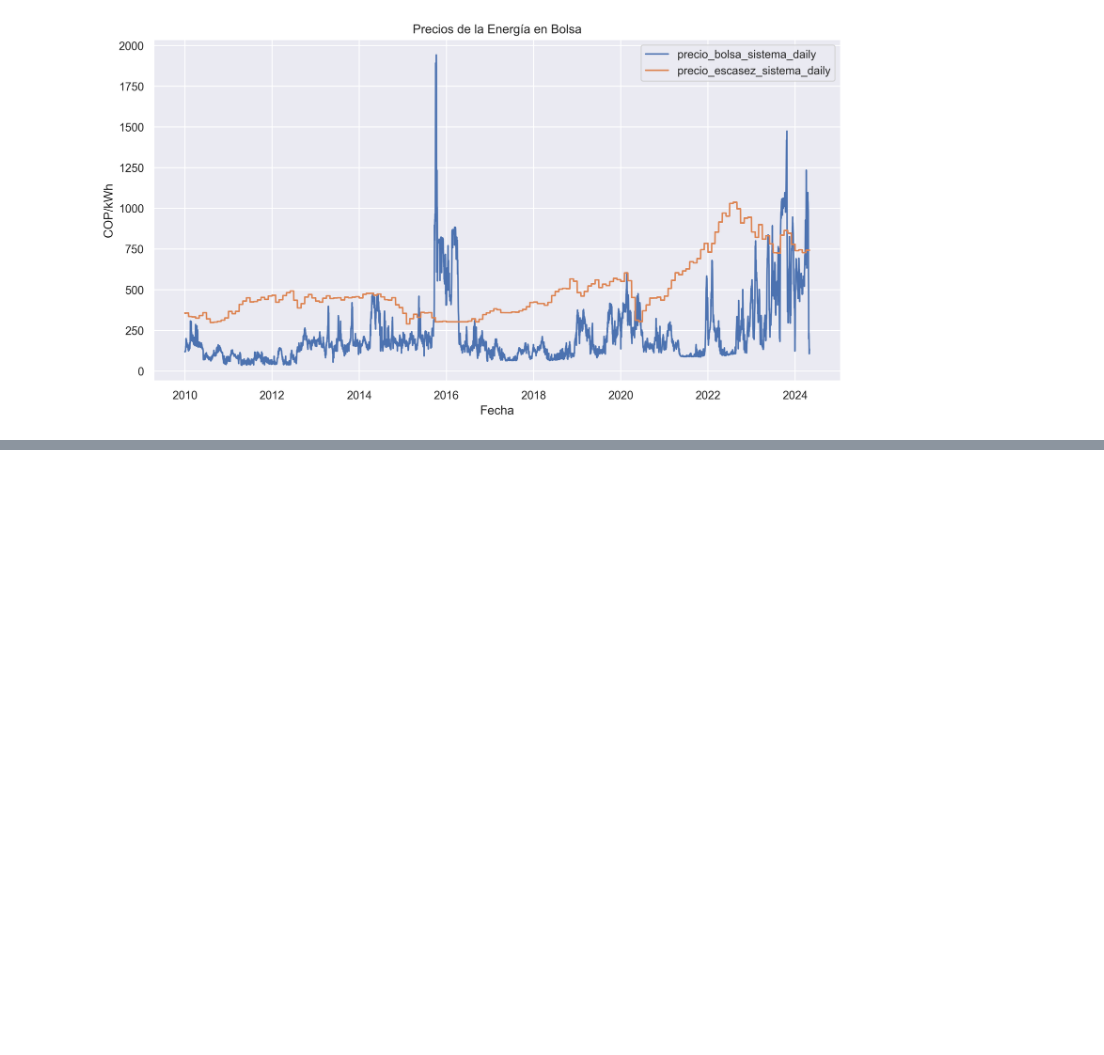
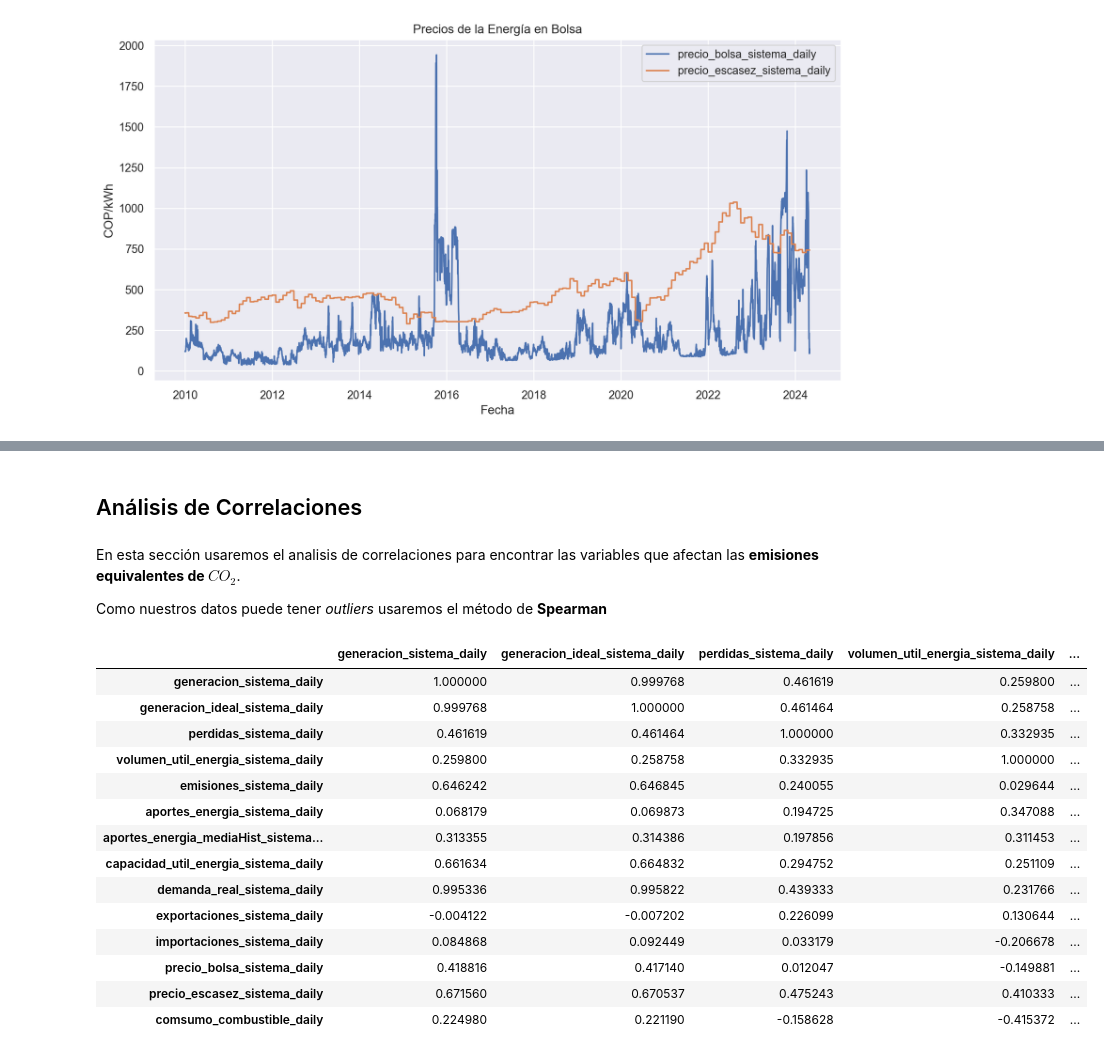
Before and after one commit to sistema-electrico-colombia/transform-EDA, a Jupyter notebook: exploratory_data_analysis.ipynb, the cells around one changed output, grey strips where cells are left out. Saved outputs shown, nothing was run; the diff lists cells and outputs as text; code cells hidden in the pictures; blank space fills up the shorter version.

```diff
--- a/exploratory_data_analysis.ipynb
+++ b/exploratory_data_analysis.ipynb
@@ -295,0 +361,25 @@ plot_time_series(df_sistema_electrico_converted, ['precio_bolsa_sistema_daily',
+# %% [markdown]
+## Análisis de Correlaciones
+# %% [markdown]
+En esta sección usaremos el analisis de correlaciones para encontrar las variables que afectan las **emisiones equivalentes de $CO_2$**.
+
+Como nuestros datos puede tener *outliers* usaremos el método de **Spearman**
+# %%
+corr_matrix = df_sistema_electrico_converted.corr(method='pearson')
+corr_matrix
+# %% [output]
+|  | generacion_sistema_daily | generacion_ideal_sistema_daily | perdidas_sistema_daily | volumen_util_energia_sistema_daily | ... |
+| generacion_sistema_daily | 1.000000 | 0.999768 | 0.461619 | 0.259800 | ... |
+| generacion_ideal_sistema_daily | 0.999768 | 1.000000 | 0.461464 | 0.258758 | ... |
+| perdidas_sistema_daily | 0.461619 | 0.461464 | 1.000000 | 0.332935 | ... |
+| volumen_util_energia_sistema_daily | 0.259800 | 0.258758 | 0.332935 | 1.000000 | ... |
+| emisiones_sistema_daily | 0.646242 | 0.646845 | 0.240055 | 0.029644 | ... |
+| aportes_energia_sistema_daily | 0.068179 | 0.069873 | 0.194725 | 0.347088 | ... |
+| aportes_energia_mediaHist_sistema... | 0.313355 | 0.314386 | 0.197856 | 0.311453 | ... |
+| capacidad_util_energia_sistema_daily | 0.661634 | 0.664832 | 0.294752 | 0.251109 | ... |
+| demanda_real_sistema_daily | 0.995336 | 0.995822 | 0.439333 | 0.231766 | ... |
+| exportaciones_sistema_daily | -0.004122 | -0.007202 | 0.226099 | 0.130644 | ... |
+| importaciones_sistema_daily | 0.084868 | 0.092449 | 0.033179 | -0.206678 | ... |
+| precio_bolsa_sistema_daily | 0.418816 | 0.417140 | 0.012047 | -0.149881 | ... |
+| precio_escasez_sistema_daily | 0.671560 | 0.670537 | 0.475243 | 0.410333 | ... |
+| comsumo_combustible_daily | 0.224980 | 0.221190 | -0.158628 | -0.415372 | ... |
```
Also changed, not shown: parts of 7 cells of this notebook.
